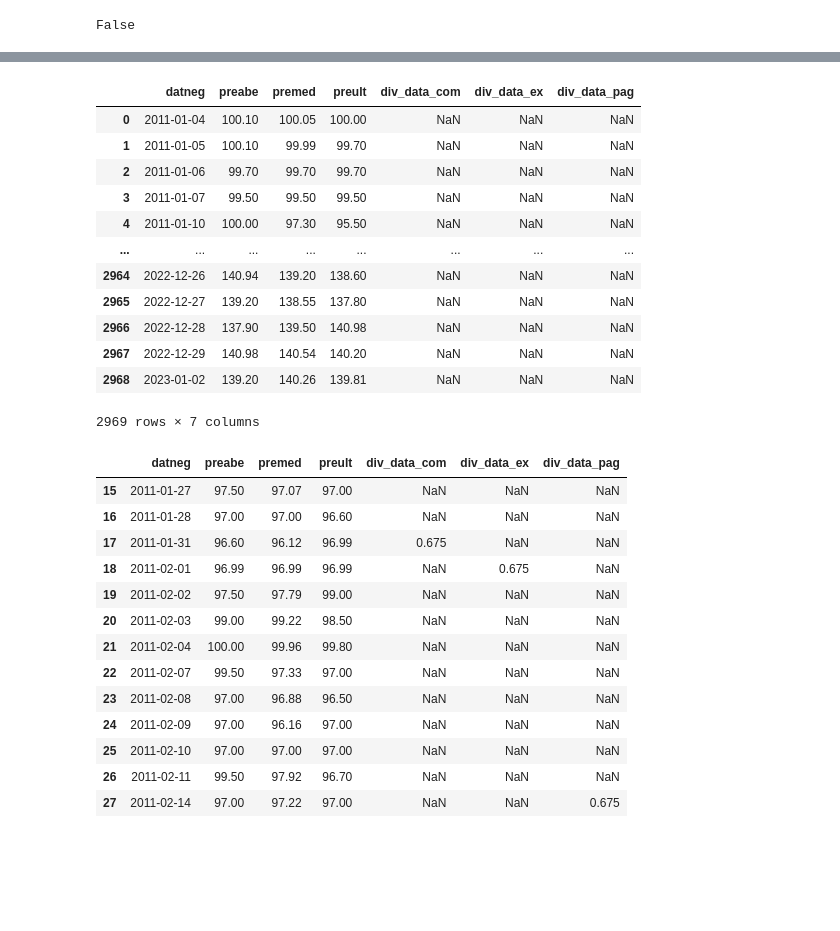
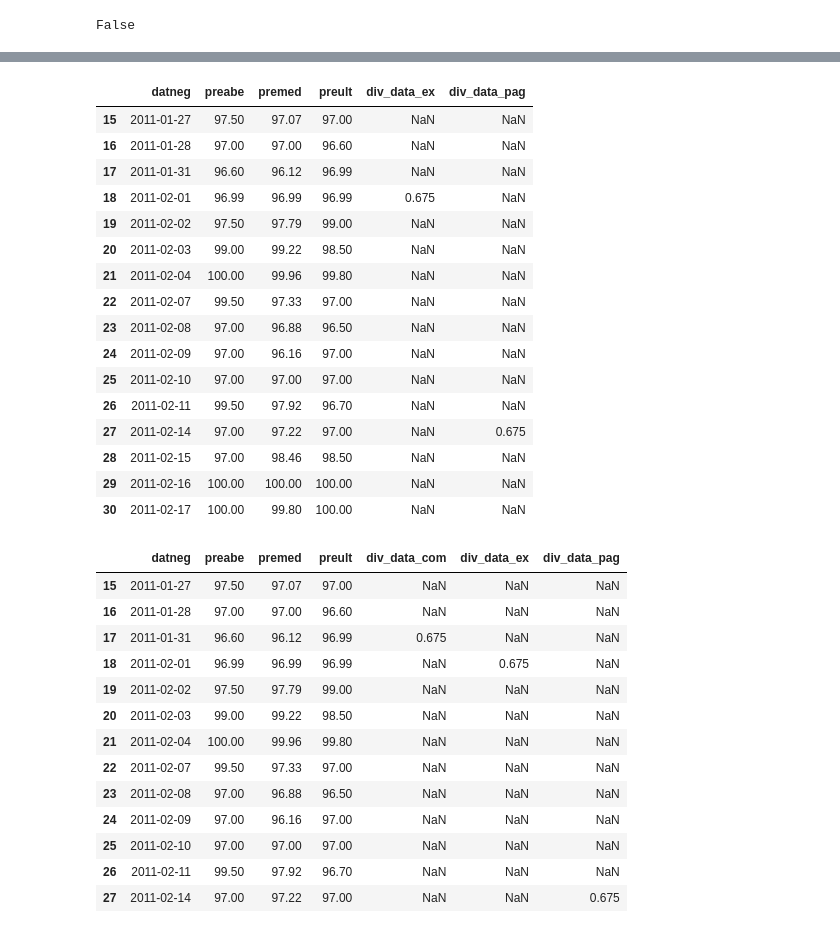
Before and after one commit to crdcj/medium, a Jupyter notebook: KRNI/krni.ipynb, the cells around one changed output, grey strips where cells are left out. Saved outputs shown, nothing was run; the diff lists cells and outputs as text; code cells hidden in the pictures; blank space fills up the shorter version.

```diff
--- a/KRNI/krni.ipynb
+++ b/KRNI/krni.ipynb
@@ -171,21 +146,29 @@ divs
-# %%
-# Inserir o histórico de dividendos na "data_pag" no dataframe "tr" (total return)
-tr = pd.merge(tr, divs[["datneg", "div_data_pag"]], how="left")
-tr
-# %% [output]
-|  | datneg | preabe | premed | preult | div_data_com | div_data_ex | div_data_pag |
-| 0 | 2011-01-04 | 100.10 | 100.05 | 100.00 | NaN | NaN | NaN |
-| 1 | 2011-01-05 | 100.10 | 99.99 | 99.70 | NaN | NaN | NaN |
-| 2 | 2011-01-06 | 99.70 | 99.70 | 99.70 | NaN | NaN | NaN |
-| 3 | 2011-01-07 | 99.50 | 99.50 | 99.50 | NaN | NaN | NaN |
-| 4 | 2011-01-10 | 100.00 | 97.30 | 95.50 | NaN | NaN | NaN |
-| ... | ... | ... | ... | ... | ... | ... | ... |
-| 2964 | 2022-12-26 | 140.94 | 139.20 | 138.60 | NaN | NaN | NaN |
-| 2965 | 2022-12-27 | 139.20 | 138.55 | 137.80 | NaN | NaN | NaN |
-| 2966 | 2022-12-28 | 137.90 | 139.50 | 140.98 | NaN | NaN | NaN |
-| 2967 | 2022-12-29 | 140.98 | 140.54 | 140.20 | NaN | NaN | NaN |
-| 2968 | 2023-01-02 | 139.20 | 140.26 | 139.81 | NaN | NaN | NaN |
-2969 rows × 7 columns
+# %%
+# Inserir o histórico de dividendos na "data_pag" no dataframe "tr" (total return)
+tr = tr.merge(divs[["data_pag", "dividendo"]], how="outer", left_on="datneg", right_on="data_pag")
+# Sinalizar que esses dividendos são na data-pag -> renomear de "dividendo" para "div_data_pag"
+tr.rename(columns={'dividendo': 'div_data_pag'}, inplace=True)
+# Data-pagm é a data em que existe "div_data_pag" -> remover coluna "data_pag"
+tr.drop(columns=["data_pag"], inplace=True)
+tr.loc[15:30]
+# %% [output]
+|  | datneg | preabe | premed | preult | div_data_ex | div_data_pag |
+| 15 | 2011-01-27 | 97.50 | 97.07 | 97.00 | NaN | NaN |
+| 16 | 2011-01-28 | 97.00 | 97.00 | 96.60 | NaN | NaN |
+| 17 | 2011-01-31 | 96.60 | 96.12 | 96.99 | NaN | NaN |
+| 18 | 2011-02-01 | 96.99 | 96.99 | 96.99 | 0.675 | NaN |
+| 19 | 2011-02-02 | 97.50 | 97.79 | 99.00 | NaN | NaN |
+| 20 | 2011-02-03 | 99.00 | 99.22 | 98.50 | NaN | NaN |
+| 21 | 2011-02-04 | 100.00 | 99.96 | 99.80 | NaN | NaN |
+| 22 | 2011-02-07 | 99.50 | 97.33 | 97.00 | NaN | NaN |
+| 23 | 2011-02-08 | 97.00 | 96.88 | 96.50 | NaN | NaN |
+| 24 | 2011-02-09 | 97.00 | 96.16 | 97.00 | NaN | NaN |
+| 25 | 2011-02-10 | 97.00 | 97.00 | 97.00 | NaN | NaN |
+| 26 | 2011-02-11 | 99.50 | 97.92 | 96.70 | NaN | NaN |
+| 27 | 2011-02-14 | 97.00 | 97.22 | 97.00 | NaN | 0.675 |
+| 28 | 2011-02-15 | 97.00 | 98.46 | 98.50 | NaN | NaN |
+| 29 | 2011-02-16 | 100.00 | 100.00 | 100.00 | NaN | NaN |
+| 30 | 2011-02-17 | 100.00 | 99.80 | 100.00 | NaN | NaN |
 # %%
 # Verificar o início do dataframe "tr" para ver se está tudo certo
 tr.loc[15:30]
```
Also changed, not shown: parts of 9 cells of this notebook, 1 other file.
